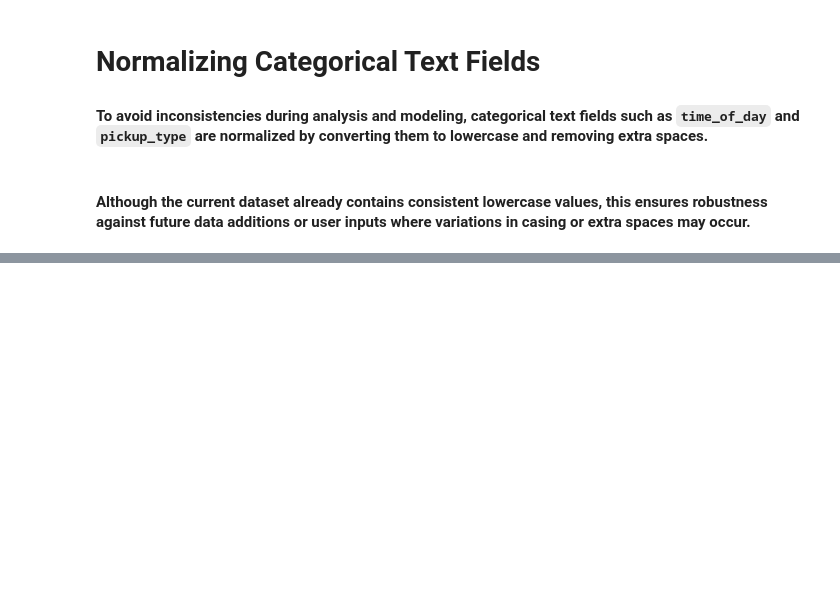
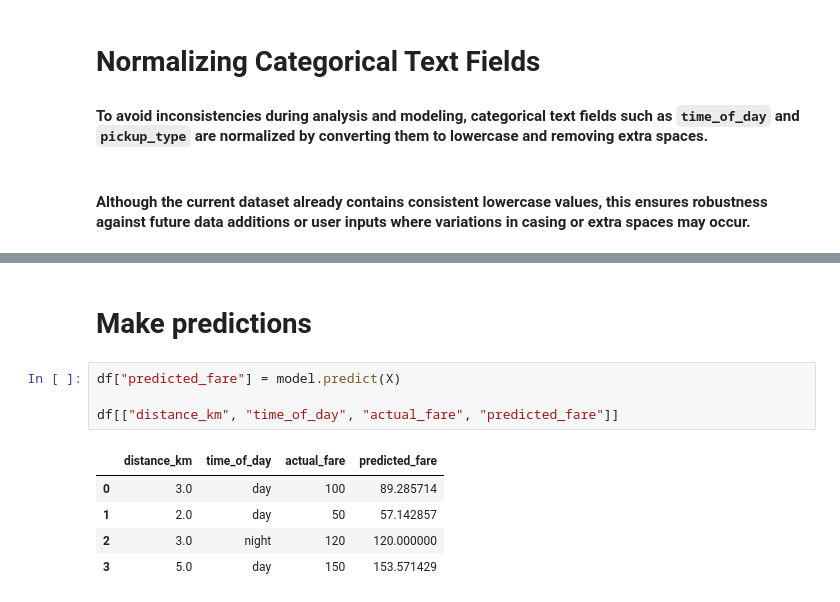
Before and after one commit to rinorobert/SmartFare-AI, a Jupyter notebook: notebooks/fare_analysis.ipynb, the cells around one changed output, grey strips where cells are left out. Cells and saved outputs as stored; diff of their text form; blank space fills up the shorter version.

```diff
--- a/notebooks/fare_analysis.ipynb
+++ b/notebooks/fare_analysis.ipynb
@@ -87,0 +148,12 @@ df
+# %% [markdown]
+# Make predictions
+# %%
+df["predicted_fare"] = model.predict(X)
+
+df[["distance_km", "time_of_day", "actual_fare", "predicted_fare"]]
+# %% [output]
+|  | distance_km | time_of_day | actual_fare | predicted_fare |
+| 0 | 3.0 | day | 100 | 89.285714 |
+| 1 | 2.0 | day | 50 | 57.142857 |
+| 2 | 3.0 | night | 120 | 120.000000 |
+| 3 | 5.0 | day | 150 | 153.571429 |
```
Also changed, not shown: parts of 13 cells of this notebook, 1 other file.
